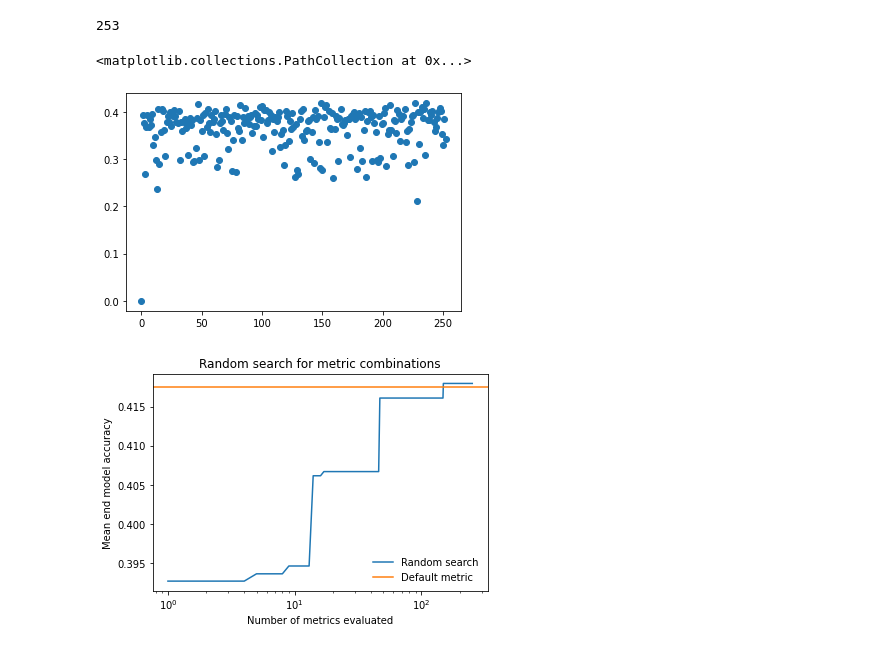
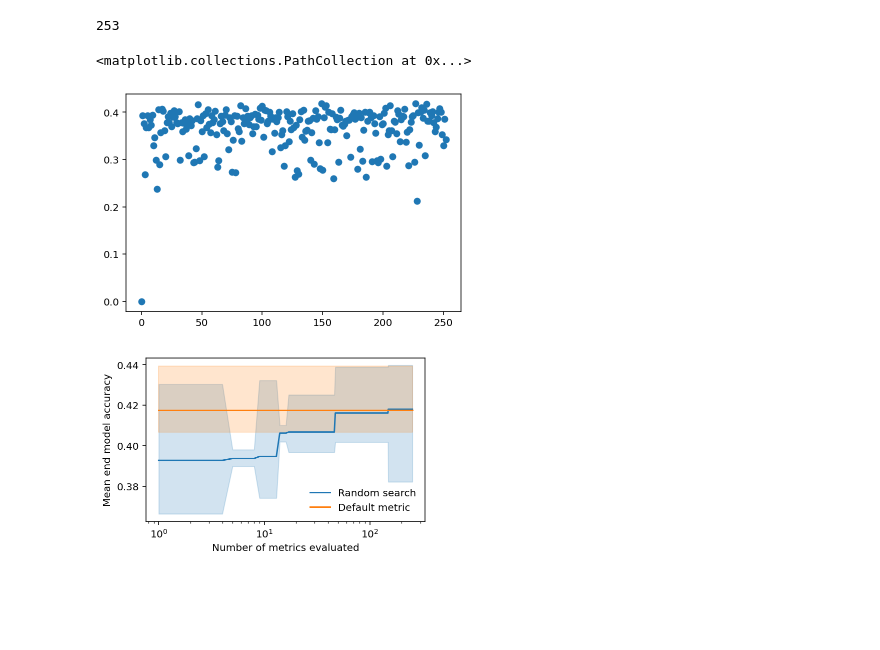
Before and after one commit to SprocketLab/AutoWS-Bench-101, a Jupyter notebook: process_results_rs.ipynb, the cells around one changed output. Saved outputs shown, nothing was run; the diff lists cells and outputs as text; code cells hidden in the pictures; blank space fills up the shorter version.

Commit message:
Update rs results

```diff
--- a/process_results_rs.ipynb
+++ b/process_results_rs.ipynb
@@ -22,18 +25,22 @@ def parse_accs(fname):
         perf_dict[conf].append(acc)
 
     means = []
+    maxs = []
+    mins = []
     stds = []
     points = []
     confs = []
     for k in perf_dict.keys():
         means.append(np.mean(perf_dict[k]))
+        maxs.append(np.max(perf_dict[k]))
+        mins.append(np.min(perf_dict[k]))
         stds.append(np.std(perf_dict[k]))
         points.append(perf_dict[k])
         confs.append(k)
 
-    return means, stds, points, confs
+    return means, maxs, mins, stds, points, confs
 
-means, stds, points, confs = parse_accs('results/random_search.log')
+means, maxs, mins, stds, points, confs = parse_accs('results/random_search.log')
 # %%
 points[np.argmax(means)]
 # %% [output]
@@ -55,20 +62,45 @@ len(means)
 plt.scatter(np.arange(len(means)), means)
 # %% [output]
 <matplotlib.collections.PathCollection at 0x...>
-[figure, old version]
+[figure, new version]
 # %%
 rs = []
 for i in range(len(means)):
     rs.append(np.max(means[:i+1]))
+rs = np.array(rs)
+# %%
+max_stds = []
+for i in range(len(means)):
+    max_stds.append(maxs[np.argmax(means[:i+1])])
+max_stds = np.array(max_stds)
+# %%
+min_stds = []
+for i in range(len(means)):
+    min_stds.append(mins[np.argmax(means[:i+1])])
+min_stds = np.array(min_stds)
 # %%
+plt.figure(figsize=(5, 3))
+
 plt.plot(np.arange(1, len(means)), rs[1:], color='C0', label='Random search')
+plt.fill_between(np.arange(1, len(means)),
+    min_stds[1:],
+    max_stds[1:],
+    color='C0', alpha=0.2)
+
 plt.xlabel('Number of metrics evaluated')
 plt.ylabel('Mean end model accuracy')
 #plt.title('Random search for metric combinations')
-plt.axhline(0.417566667, color='C1', label='Default metric')
+defaults = [0.4068, 0.4393, 0.4066]
+plt.plot(np.arange(1, len(means)), np.ones_like(means[1:]) * np.mean(defaults),
+    color='C1', label='Default metric')
+plt.fill_between(np.arange(1, len(means)),
+    np.min(defaults),
+    np.max(defaults),
+    color='C1', alpha=0.2)
 
 plt.xscale('log')
-plt.legend(frameon=False)
+plt.legend(frameon=False, loc='lower right')
+plt.savefig('random_search.pdf', bbox_inches='tight')
 plt.show()
 # %% [output]
-[figure, old version]
+[figure, new version]
```
Also changed, not shown: parts of 2 cells of this notebook, 1 other file.
